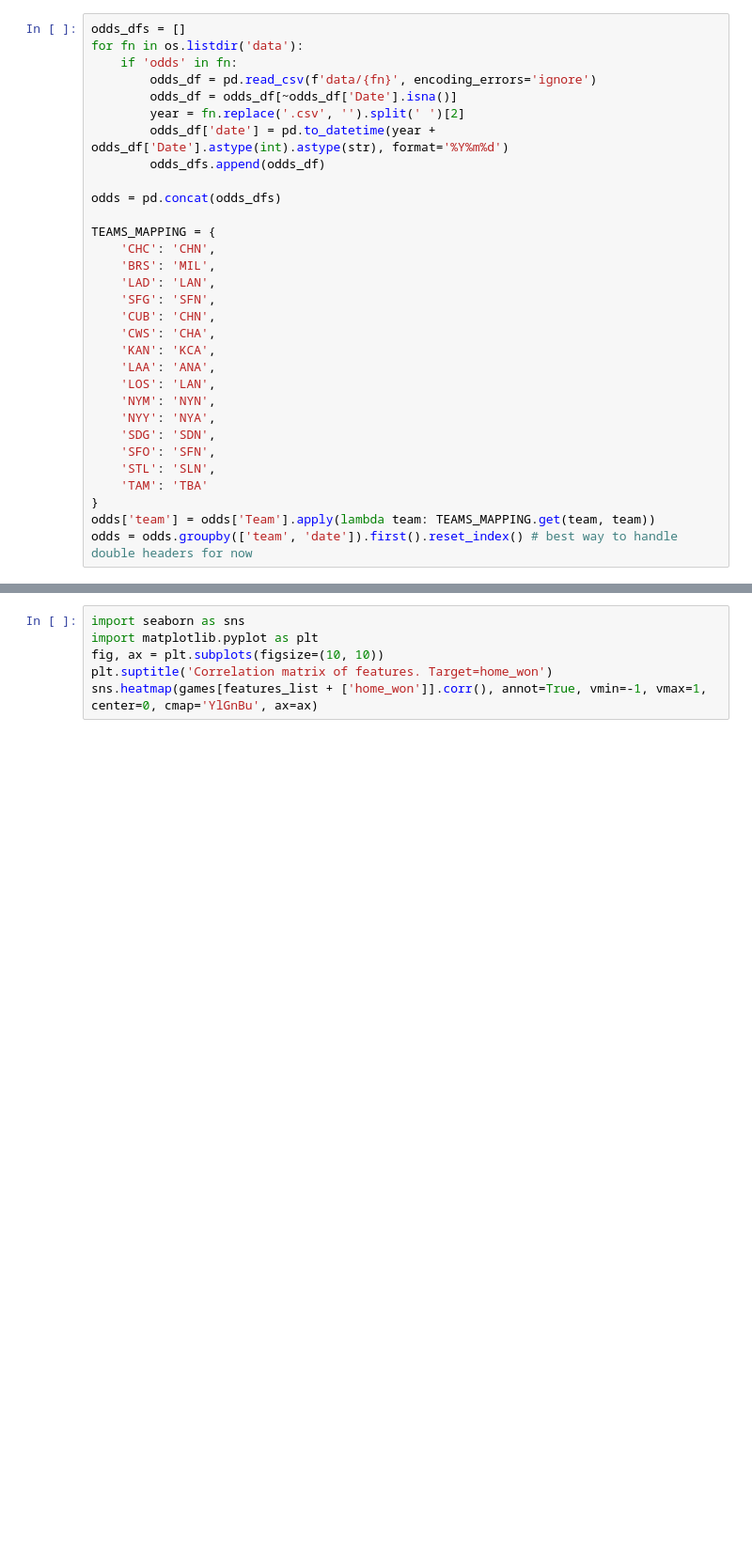
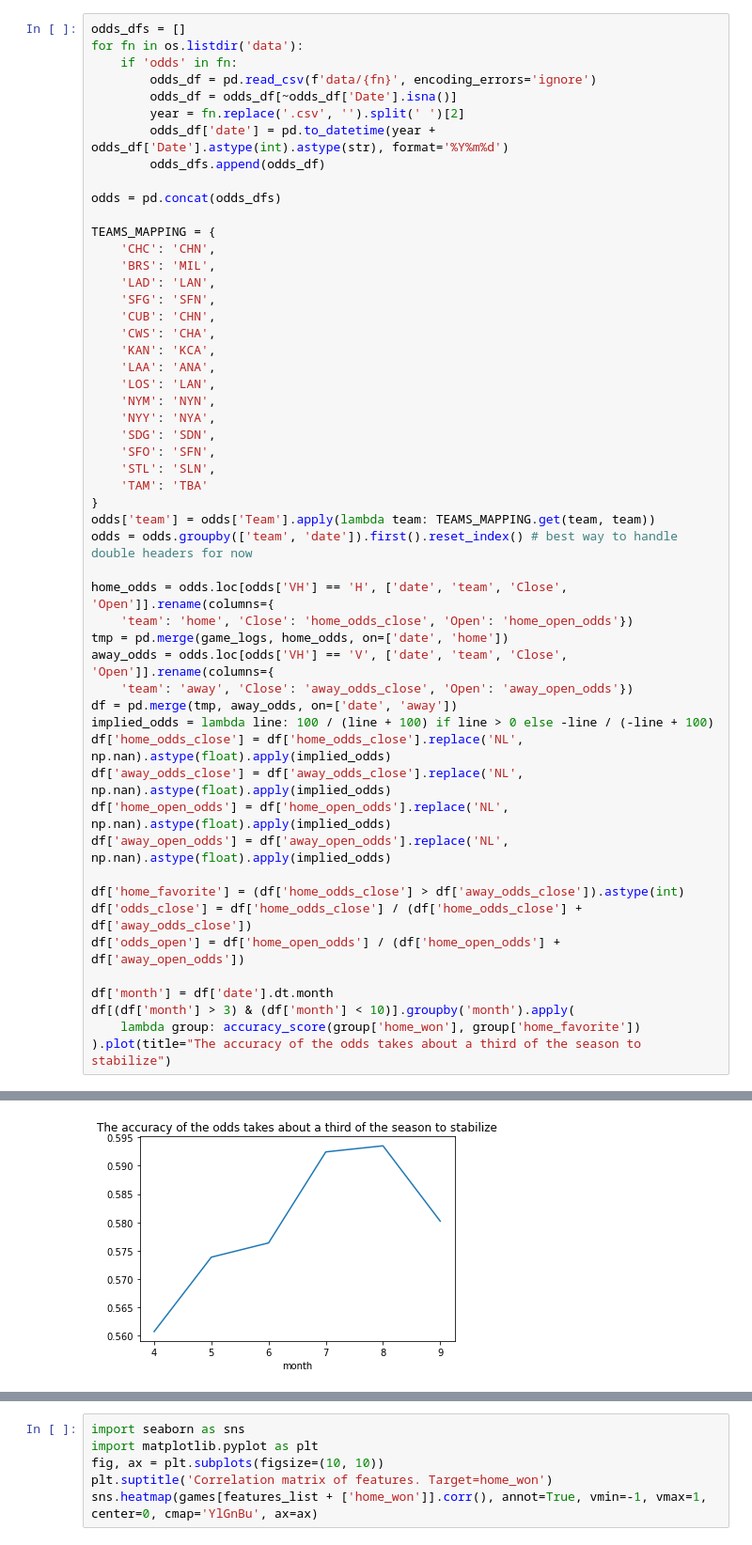
Before and after one commit to matthewpark319/baseball, a Jupyter notebook: baseball_model.ipynb, the cells around one changed output, grey strips where cells are left out. Shown at 94% size. Drawn from its saved outputs; the diff is of its cells as text; blank space fills up the shorter version.

```diff
--- a/baseball_model.ipynb
+++ b/baseball_model.ipynb
@@ -102,3 +102,25 @@ TEAMS_MAPPING = {
 }
 odds['team'] = odds['Team'].apply(lambda team: TEAMS_MAPPING.get(team, team))
 odds = odds.groupby(['team', 'date']).first().reset_index() # best way to handle double headers for now
+
+home_odds = odds.loc[odds['VH'] == 'H', ['date', 'team', 'Close', 'Open']].rename(columns={
+    'team': 'home', 'Close': 'home_odds_close', 'Open': 'home_open_odds'})
+tmp = pd.merge(game_logs, home_odds, on=['date', 'home'])
+away_odds = odds.loc[odds['VH'] == 'V', ['date', 'team', 'Close', 'Open']].rename(columns={
+    'team': 'away', 'Close': 'away_odds_close', 'Open': 'away_open_odds'})
+df = pd.merge(tmp, away_odds, on=['date', 'away'])
+implied_odds = lambda line: 100 / (line + 100) if line > 0 else -line / (-line + 100)
+df['home_odds_close'] = df['home_odds_close'].replace('NL', np.nan).astype(float).apply(implied_odds)
+df['away_odds_close'] = df['away_odds_close'].replace('NL', np.nan).astype(float).apply(implied_odds)
+df['home_open_odds'] = df['home_open_odds'].replace('NL', np.nan).astype(float).apply(implied_odds)
+df['away_open_odds'] = df['away_open_odds'].replace('NL', np.nan).astype(float).apply(implied_odds)
+
+df['home_favorite'] = (df['home_odds_close'] > df['away_odds_close']).astype(int)
+df['odds_close'] = df['home_odds_close'] / (df['home_odds_close'] + df['away_odds_close'])
+df['odds_open'] = df['home_open_odds'] / (df['home_open_odds'] + df['away_open_odds'])
+
+df['month'] = df['date'].dt.month
+df[(df['month'] > 3) & (df['month'] < 10)].groupby('month').apply(
+    lambda group: accuracy_score(group['home_won'], group['home_favorite'])
+).plot(title="The accuracy of the odds takes about a third of the season to stabilize")
+# %% [output]
@@ -104,0 +128 @@ odds = odds.groupby(['team', 'date']).first().reset_index() # best way to handle
+[figure, added]
```
Also changed, not shown: parts of 10 cells of this notebook.
